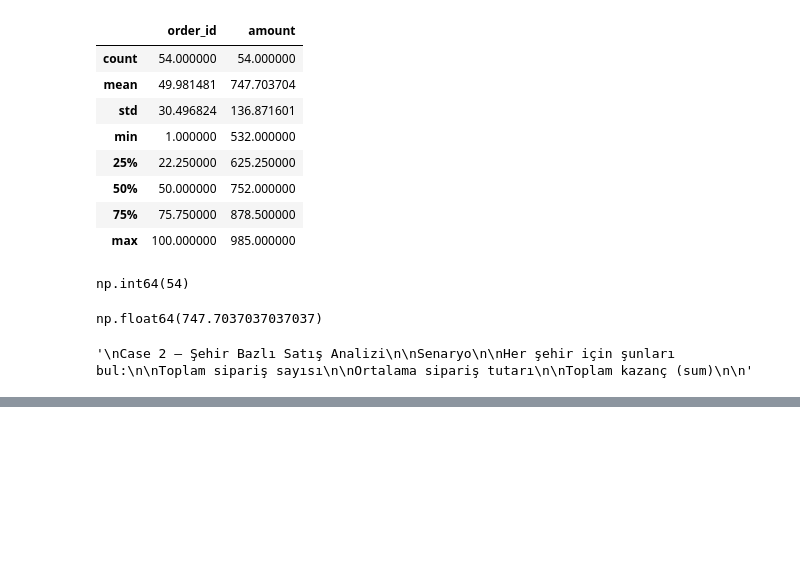
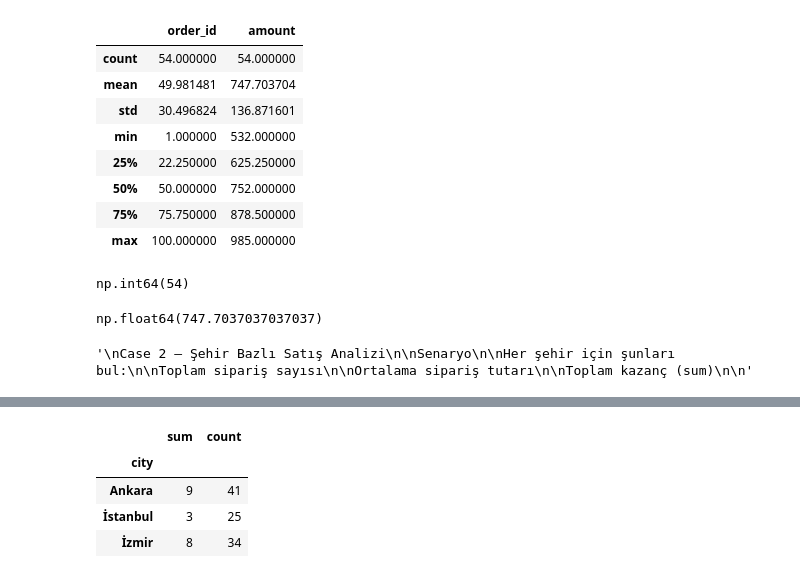
Before and after one commit to fatihsavaskurt/Python-Handbook, a Jupyter notebook: Pandas.ipynb, the cells around one changed output, grey strips where cells are left out. Saved outputs shown, nothing was run; the diff lists cells and outputs as text; code cells hidden in the pictures; blank space fills up the shorter version.

```diff
--- a/Pandas.ipynb
+++ b/Pandas.ipynb
@@ -1161,0 +1207,12 @@ df_nihai
+# %%
+df_city = df.groupby("city")
+# %%
+vip_rate = df_city["vip_flag"].agg(["sum", "count"])
+# %%
+vip_rate
+# %% [output]
+|  | sum | count |
+| city |  |  |
+| Ankara | 9 | 41 |
+| İstanbul | 3 | 25 |
+| İzmir | 8 | 34 |
```
Also changed, not shown: parts of 39 cells of this notebook, 1 other file.
